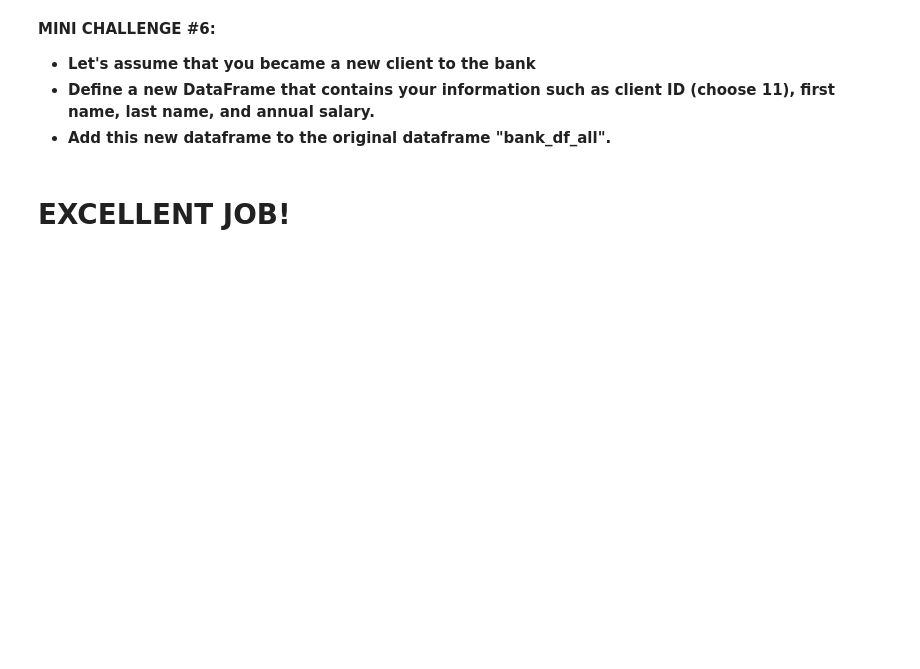
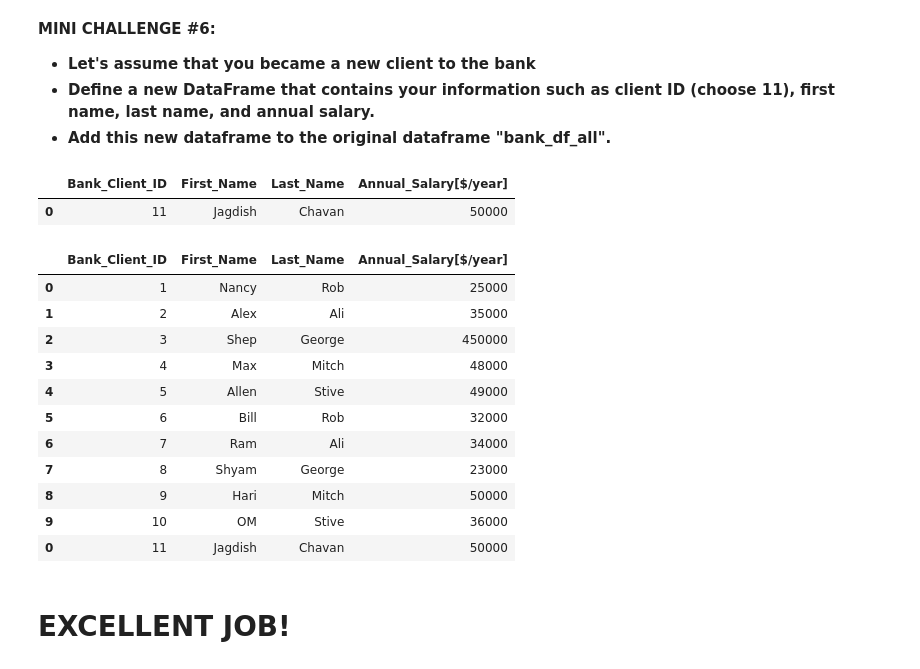
Before and after one commit to DhananjayKalaskar/financial_analysis, a Jupyter notebook: 8. Python 101 - Python Libraries for Data Analysis - Pandas Skeleton.ipynb, the cells around one changed output. Drawn from its saved outputs; the diff is of its cells as text; code cells hidden in the pictures; blank space fills up the shorter version.

```diff
--- a/8. Python 101 - Python Libraries for Data Analysis - Pandas Skeleton.ipynb
+++ b/8. Python 101 - Python Libraries for Data Analysis - Pandas Skeleton.ipynb
@@ -463,3 +473,5 @@ ValueError: All arrays must be of the same length
 # %%
 # Let's concatenate both dataframes #1 and #2
 # Note that we now have client IDs from 1 to 10
+bank_df_all=pd.concat([Bank_df_1,Bank_df_2])
+bank_df_all
@@ -466,2 +490,4 @@ ValueError: All arrays must be of the same length
 # %%
 # Let's merge all data on 'Bank Client ID'
+bank_df_all=pd.merge(bank_df_all,bank_df_salary,on ='Bank_Client_ID')
+bank_df_all
@@ -470,6 +508,30 @@ ValueError: All arrays must be of the same length
 - **Let's assume that you became a new client to the bank**
 - **Define a new DataFrame that contains your information such as client ID (choose 11), first name, last name, and annual salary.**
 - **Add this new dataframe to the original dataframe "bank_df_all".**
+# %%
+new_client = {'Bank_Client_ID':['11'],'First_Name':['Jagdish'],'Last_Name':['Chavan'],'Annual_Salary[$/year]':['50000']}
+new_client_df=pd.DataFrame(new_client,columns=['Bank_Client_ID','First_Name','Last_Name','Annual_Salary[$/year]'])
+new_client_df
+# %% [output]
+|  | Bank_Client_ID | First_Name | Last_Name | Annual_Salary[$/year] |
+| 0 | 11 | Jagdish | Chavan | 50000 |
+# %%
+new_df=pd.concat([bank_df_all,new_client_df], axis=0)
+# %%
+new_df
+# %% [output]
+|  | Bank_Client_ID | First_Name | Last_Name | Annual_Salary[$/year] |
+| 0 | 1 | Nancy | Rob | 25000 |
+| 1 | 2 | Alex | Ali | 35000 |
+| 2 | 3 | Shep | George | 450000 |
+| 3 | 4 | Max | Mitch | 48000 |
+| 4 | 5 | Allen | Stive | 49000 |
+| 5 | 6 | Bill | Rob | 32000 |
+| 6 | 7 | Ram | Ali | 34000 |
+| 7 | 8 | Shyam | George | 23000 |
+| 8 | 9 | Hari | Mitch | 50000 |
+| 9 | 10 | OM | Stive | 36000 |
+| 0 | 11 | Jagdish | Chavan | 50000 |
 # %% [markdown]
 # EXCELLENT JOB!
 # %% [markdown]
```
Also changed, not shown: parts of 3 cells of this notebook.
